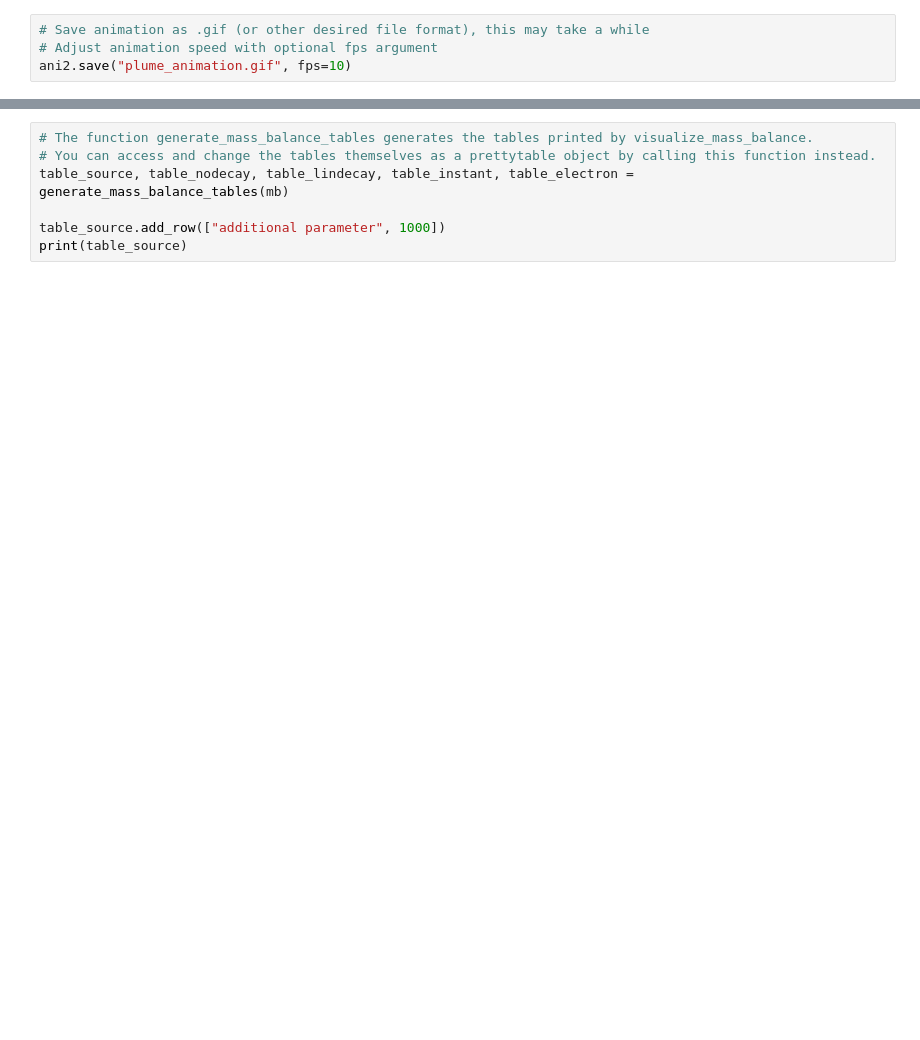
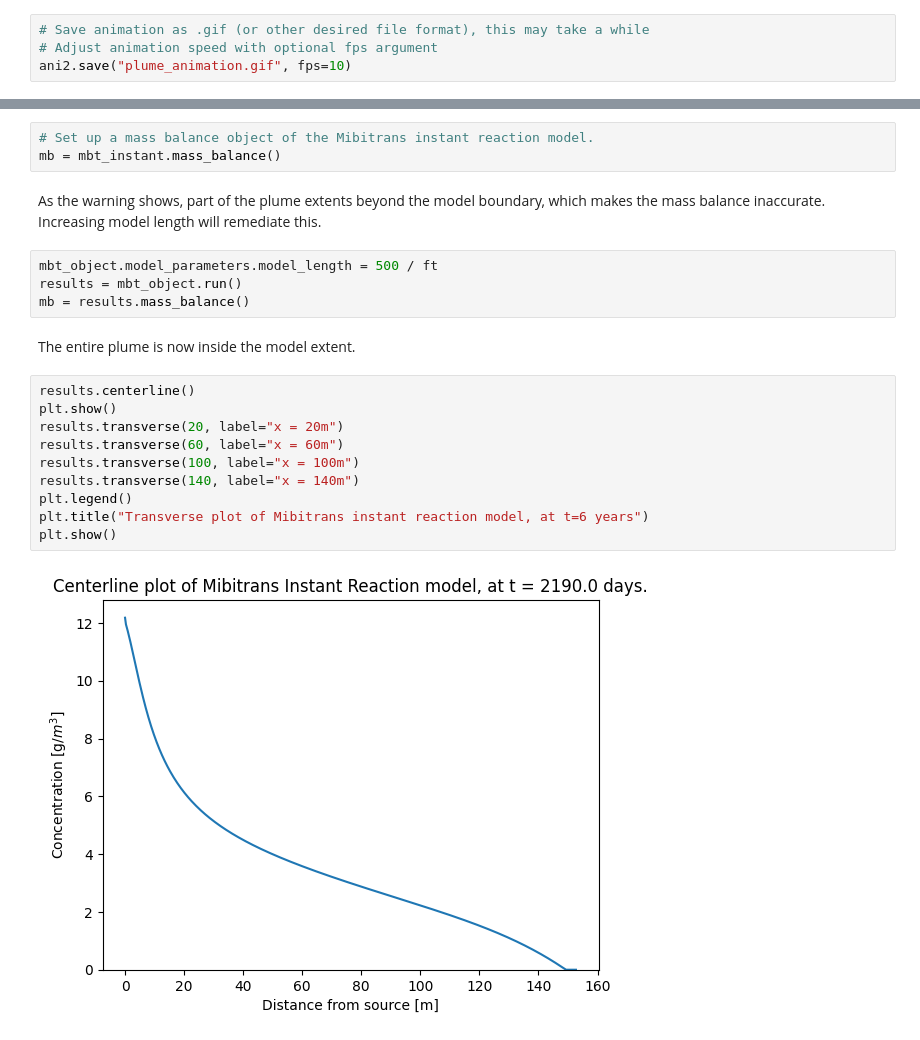
Before and after one commit to MiBiPreT/mibitrans, a Jupyter notebook: examples/example_walkthrough.ipynb, the cells around one changed output, grey strips where cells are left out. Cells and saved outputs as stored; diff of their text form; blank space fills up the shorter version.

```diff
--- a/examples/example_walkthrough.ipynb
+++ b/examples/example_walkthrough.ipynb
@@ -629,7 +619,23 @@ print("The source mass after 6 years is:", mb["source_mass_t"], "g")
-# %%
-# The function generate_mass_balance_tables generates the tables printed by visualize_mass_balance.
-# You can access and change the tables themselves as a prettytable object by calling this function instead.
-table_source, table_nodecay, table_lindecay, table_instant, table_electron = generate_mass_balance_tables(mb)
-
-table_source.add_row(["additional parameter", 1000])
-print(table_source)
+# %%
+# Set up a mass balance object of the Mibitrans instant reaction model.
+mb = mbt_instant.mass_balance()
+# %% [markdown]
+As the warning shows, part of the plume extents beyond the model boundary, which makes the mass balance inaccurate. Increasing model length will remediate this.
+# %%
+mbt_object.model_parameters.model_length = 500 / ft
+results = mbt_object.run()
+mb = results.mass_balance()
+# %% [markdown]
+The entire plume is now inside the model extent.
+# %%
+results.centerline()
+plt.show()
+results.transverse(20, label="x = 20m")
+results.transverse(60, label="x = 60m")
+results.transverse(100, label="x = 100m")
+results.transverse(140, label="x = 140m")
+plt.legend()
+plt.title("Transverse plot of Mibitrans instant reaction model, at t=6 years")
+plt.show()
+# %% [output]
+[figure, added]
```
Also changed, not shown: parts of 6 cells of this notebook, 2 other files.
